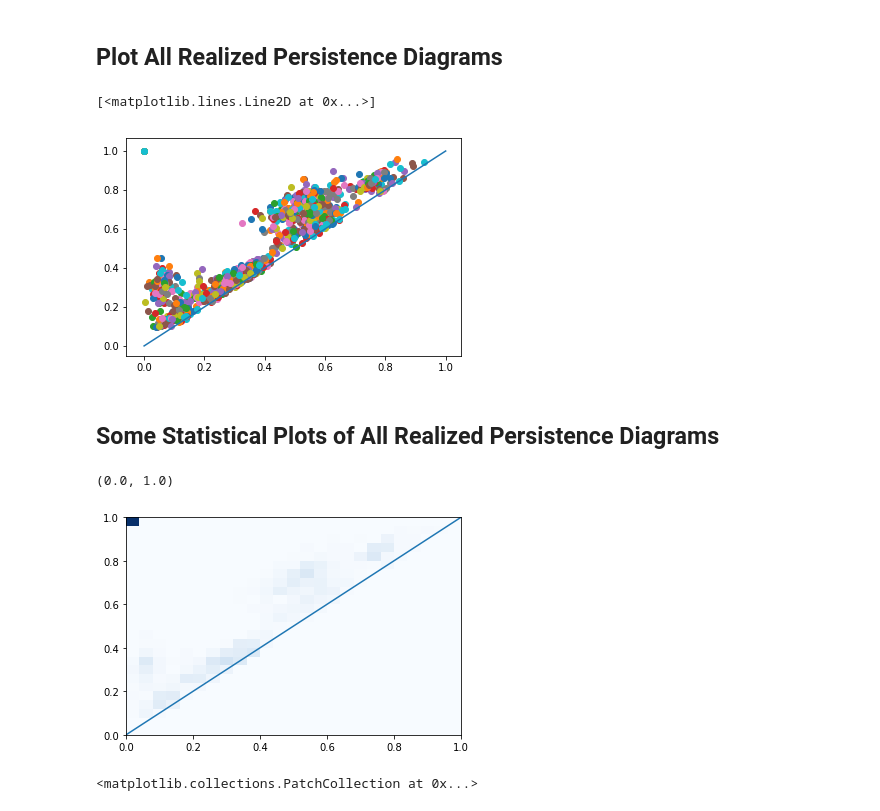
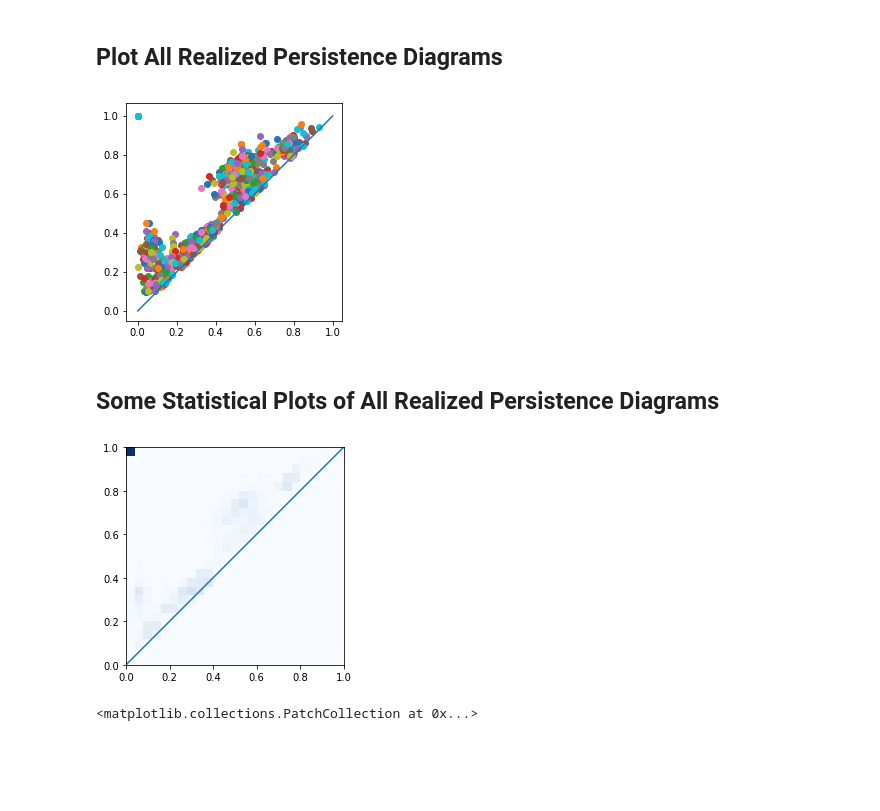
Before and after one commit to maljovec/topopy, a Jupyter notebook: ProbabilisticPersistenceDiagram.ipynb, the cells around one changed output. Cells and saved outputs as stored; diff of their text form; code cells hidden in the pictures; blank space fills up the shorter version.

```diff
--- a/ProbabilisticPersistenceDiagram.ipynb
+++ b/ProbabilisticPersistenceDiagram.ipynb
@@ -91,15 +93,15 @@ diagrams = generate_diagrams(samples, 100)
 # %%
 for dgm in diagrams:
     births = []
     deaths = []
     for (birth, death) in dgm:
         births.append(birth)
         deaths.append(death)
     plt.scatter(births, deaths)
 plt.plot([0, 1], [0, 1])
+plt.gca().set_aspect('equal')
 # %% [output]
-[<matplotlib.lines.Line2D at 0x...>]
-[figure, old version]
+[figure, new version]
 # %% [markdown]
 ## Some Statistical Plots of All Realized Persistence Diagrams
 # %%
@@ -118,9 +120,9 @@ plt.hist2d(births, deaths, bins=25, range=[[min_value, max_value], [min_value, m
 plt.plot([0, max_value], [0, max_value])
 plt.gca().set_xlim(min_value, max_value)
 plt.gca().set_ylim(min_value, max_value)
+plt.gca().set_aspect('equal')
 # %% [output]
-(0.0, 1.0)
-[figure, old version]
+[figure, new version]
 # %%
 births = []
 deaths = []
```
Also changed, not shown: parts of 4 cells of this notebook.
